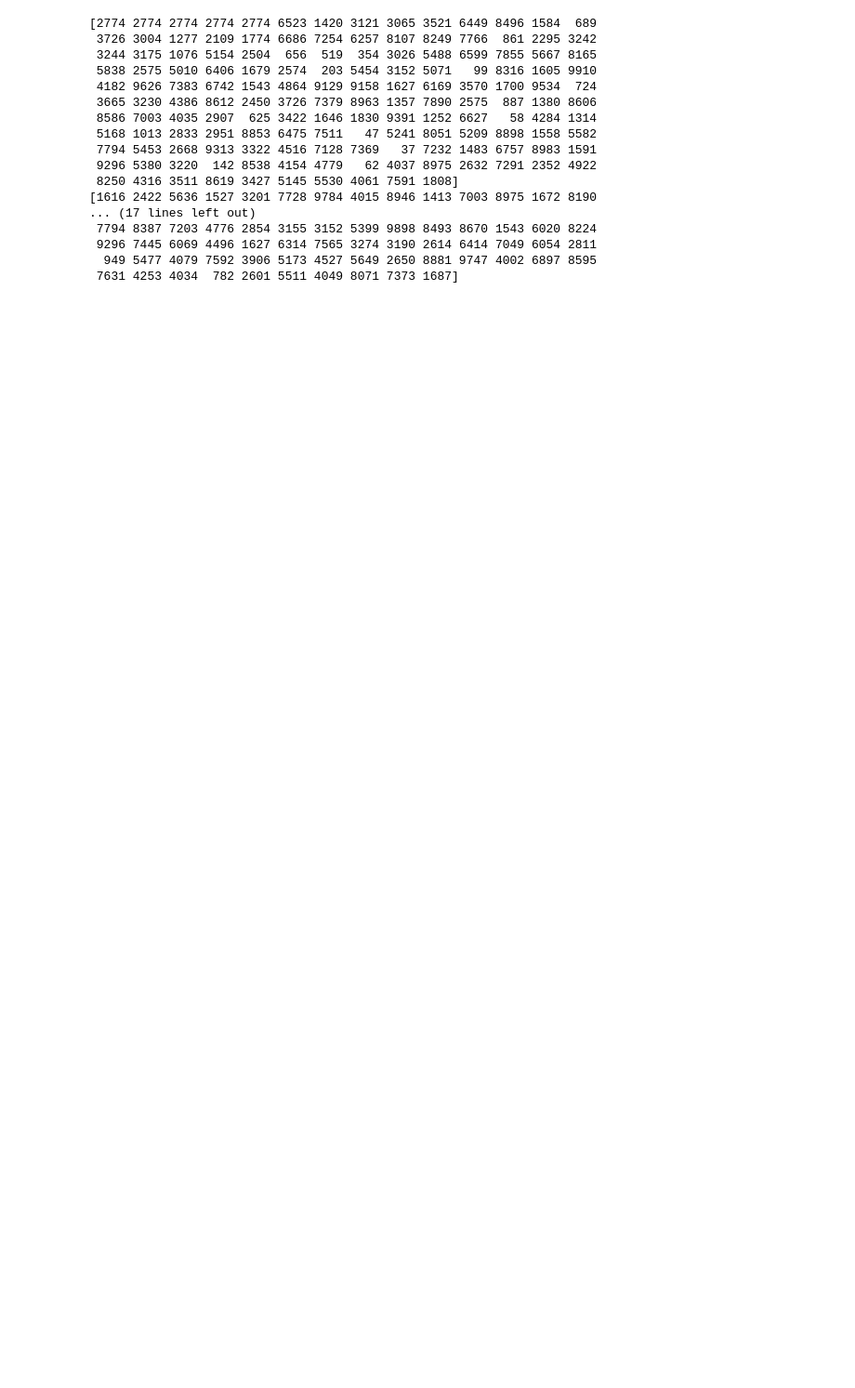
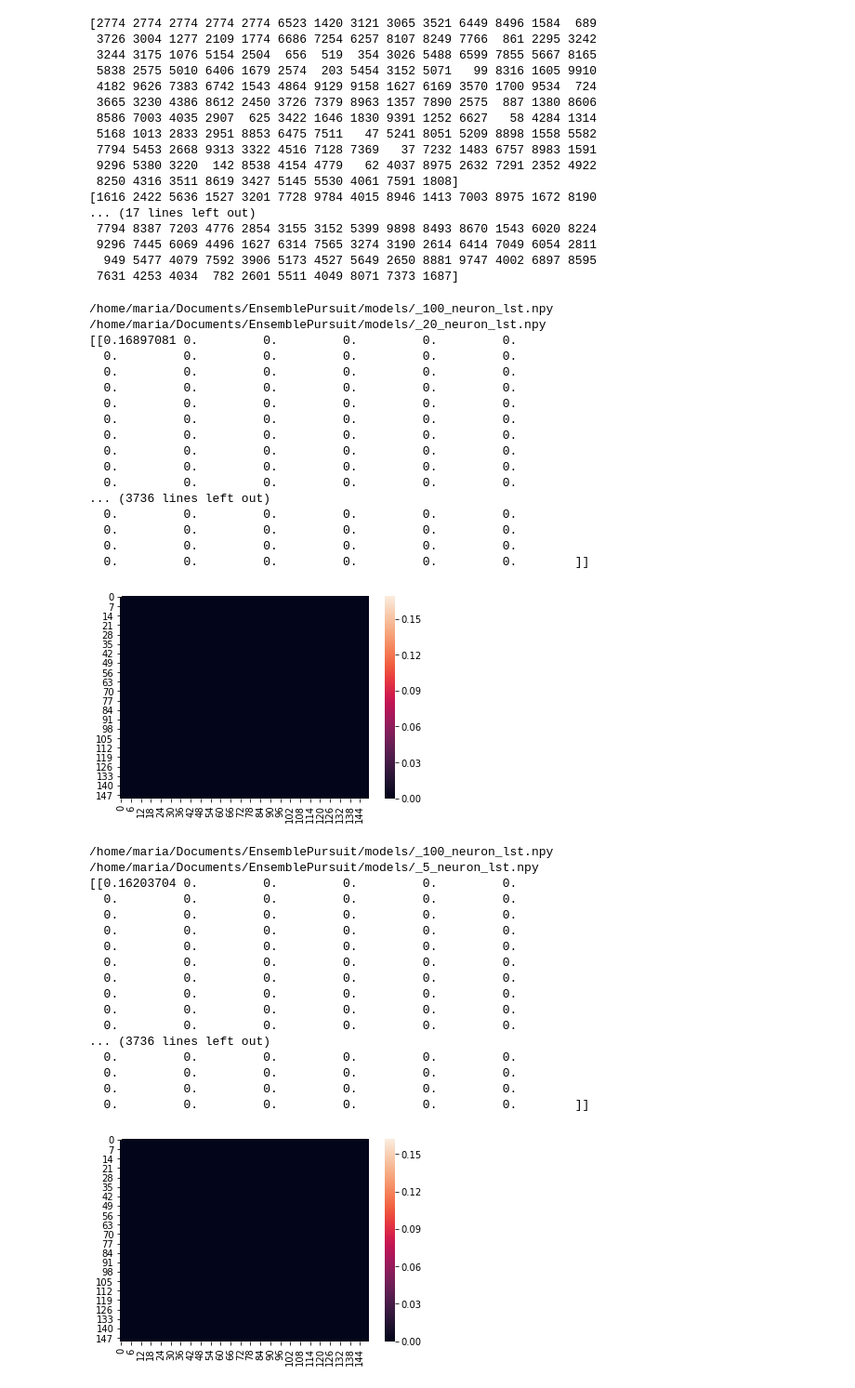
Before and after one commit to MouseLand/EnsemblePursuit, a Jupyter notebook: NAverageNeurons.ipynb, the cells around one changed output. Shown at 93% size. Cells and saved outputs as stored; diff of their text form; code cells hidden in the pictures; blank space fills up the shorter version.

Commit message:
Jaccard

```diff
--- a/NAverageNeurons.ipynb
+++ b/NAverageNeurons.ipynb
@@ -121,3 +123,72 @@ analyze_seed_neurons(data_path)
  9296 7445 6069 4496 1627 6314 7565 3274 3190 2614 6414 7049 6054 2811
   949 5477 4079 7592 3906 5173 4527 5649 2650 8881 9747 4002 6897 8595
  7631 4253 4034  782 2601 5511 4049 8071 7373 1687]
+# %%
+from sklearn.metrics import jaccard_similarity_score
+import seaborn as sns
+import sys
+np.set_printoptions(threshold=sys.maxsize)
+data_path='/home/maria/Documents/EnsemblePursuit/models/'
+
+def jaccard_similarity(list1, list2):
+    intersection = len(list(set(list1).intersection(list2)))
+    #print(list(set(list1).intersection(list2)))
+    union = (len(list1) + len(list2)) - intersection
+    return float(intersection) / union
+
+def jaccard_on_ensembles(data_path):
+    for filename1 in glob.glob(os.path.join(data_path, '*_neuron_lst.npy')):
+        for filename2 in glob.glob(os.path.join(data_path, '*_neuron_lst.npy')):
+            if filename1!=filename2:
+                print(filename1)
+                print(filename2)
+                neuron_lst1=np.load(filename1)
+                neuron_lst2=np.load(filename2)
+                jac_mat=np.zeros((150,150))
+                for neurons1 in (0,len(neuron_lst1)-1):
+                    for neurons2 in (0,len(neuron_lst2)-1):
+                        jac_mat[neurons1,neurons2]=jaccard_similarity(sorted(neuron_lst1[neurons1]),sorted(neuron_lst2[neurons2]))
+                print(jac_mat)
+                sns.heatmap(jac_mat)
+                plt.show()
+
+
+
+jaccard_on_ensembles(data_path)
+# %% [output]
+/home/maria/Documents/EnsemblePursuit/models/_100_neuron_lst.npy
+/home/maria/Documents/EnsemblePursuit/models/_20_neuron_lst.npy
+[[0.16897081 0.         0.         0.         0.         0.
+  0.         0.         0.         0.         0.         0.
+  0.         0.         0.         0.         0.         0.
+  0.         0.         0.         0.         0.         0.
+  0.         0.         0.         0.         0.         0.
+  0.         0.         0.         0.         0.         0.
+  0.         0.         0.         0.         0.         0.
+  0.         0.         0.         0.         0.         0.
+  0.         0.         0.         0.         0.         0.
+  0.         0.         0.         0.         0.         0.
+... (3736 lines left out)
+  0.         0.         0.         0.         0.         0.
+  0.         0.         0.         0.         0.         0.
+  0.         0.         0.         0.         0.         0.
+  0.         0.         0.         0.         0.         0.        ]]
+[figure, added]
+/home/maria/Documents/EnsemblePursuit/models/_100_neuron_lst.npy
+/home/maria/Documents/EnsemblePursuit/models/_5_neuron_lst.npy
+[[0.16203704 0.         0.         0.         0.         0.
+  0.         0.         0.         0.         0.         0.
+  0.         0.         0.         0.         0.         0.
+  0.         0.         0.         0.         0.         0.
+  0.         0.         0.         0.         0.         0.
+  0.         0.         0.         0.         0.         0.
+  0.         0.         0.         0.         0.         0.
+  0.         0.         0.         0.         0.         0.
+  0.         0.         0.         0.         0.         0.
+  0.         0.         0.         0.         0.         0.
+... (3736 lines left out)
+  0.         0.         0.         0.         0.         0.
+  0.         0.         0.         0.         0.         0.
+  0.         0.         0.         0.         0.         0.
+  0.         0.         0.         0.         0.         0.        ]]
+[figure, added]
```
Also changed, not shown: parts of 2 cells of this notebook.
